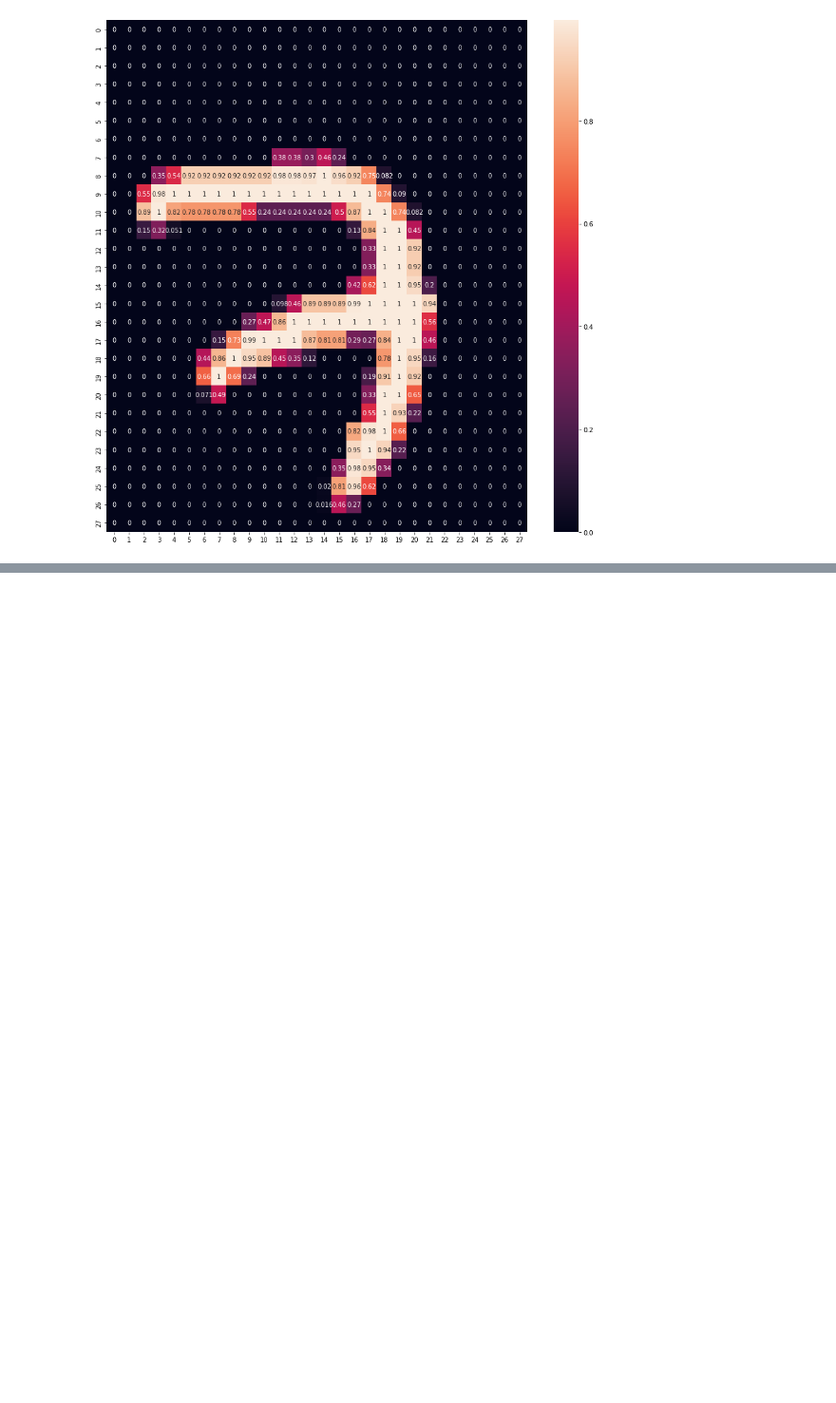
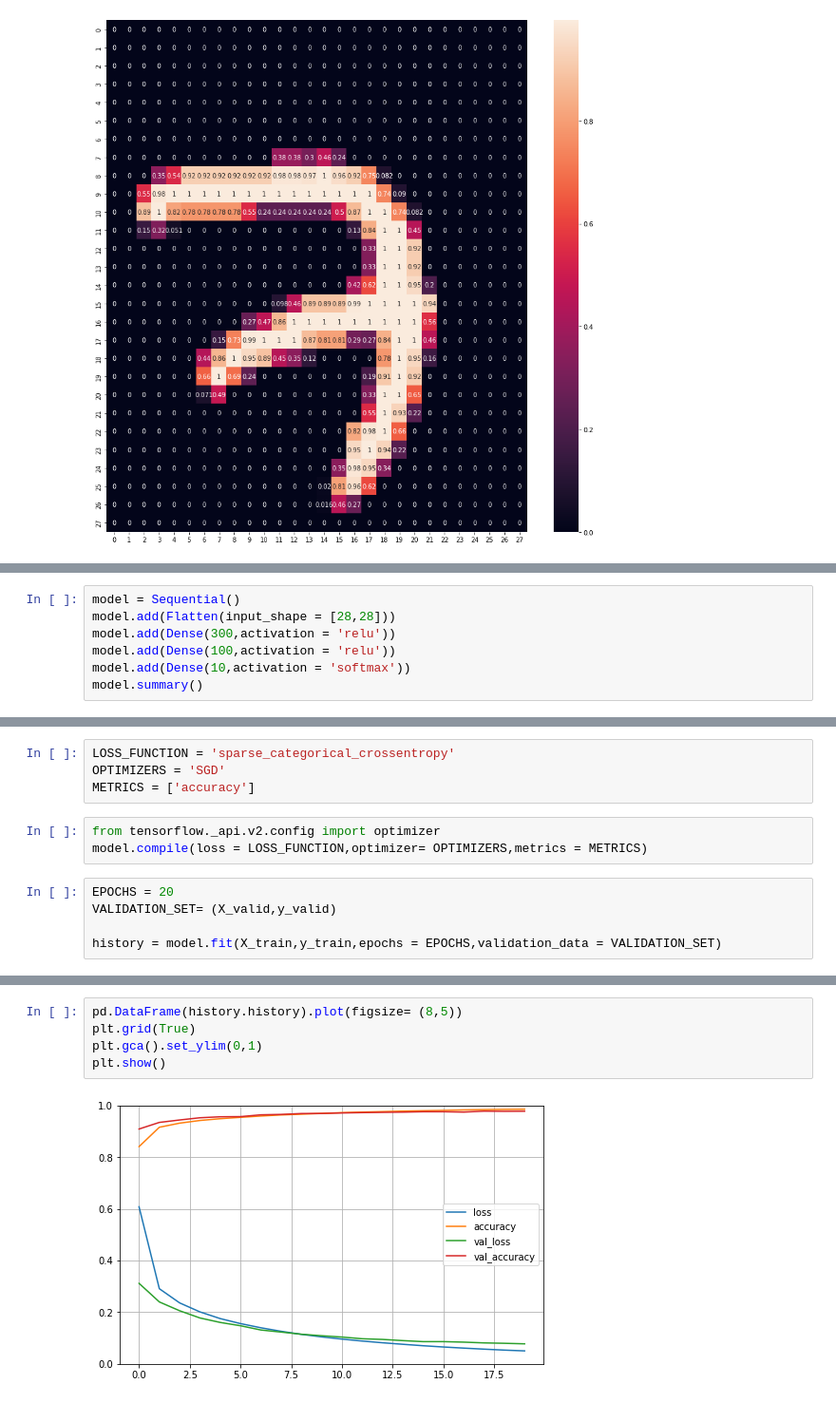
Before and after one commit to BALAJIHARIDASAN/Deep-Learning, a Jupyter notebook: Artificial_Neural_Network_with_Keras.ipynb, the cells around one changed output, grey strips where cells are left out. Shown at 95% size. Drawn from its saved outputs; the diff is of its cells as text; blank space fills up the shorter version.

```diff
--- a/Artificial_Neural_Network_with_Keras.ipynb
+++ b/Artificial_Neural_Network_with_Keras.ipynb
@@ -58,0 +64,7 @@ plt.show()
+# %%
+model = Sequential()
+model.add(Flatten(input_shape = [28,28]))
+model.add(Dense(300,activation = 'relu'))
+model.add(Dense(100,activation = 'relu'))
+model.add(Dense(10,activation = 'softmax'))
+model.summary()
@@ -58,0 +132,12 @@ plt.show()
+# %%
+LOSS_FUNCTION = 'sparse_categorical_crossentropy'
+OPTIMIZERS = 'SGD'
+METRICS = ['accuracy']
+# %%
+from tensorflow._api.v2.config import optimizer
+model.compile(loss = LOSS_FUNCTION,optimizer= OPTIMIZERS,metrics = METRICS)
+# %%
+EPOCHS = 20
+VALIDATION_SET= (X_valid,y_valid)
+
+history = model.fit(X_train,y_train,epochs = EPOCHS,validation_data = VALIDATION_SET)
@@ -58,0 +187,7 @@ plt.show()
+# %%
+pd.DataFrame(history.history).plot(figsize= (8,5))
+plt.grid(True)
+plt.gca().set_ylim(0,1)
+plt.show()
+# %% [output]
+[figure, added]
```
Also changed, not shown: parts of 20 cells of this notebook.
